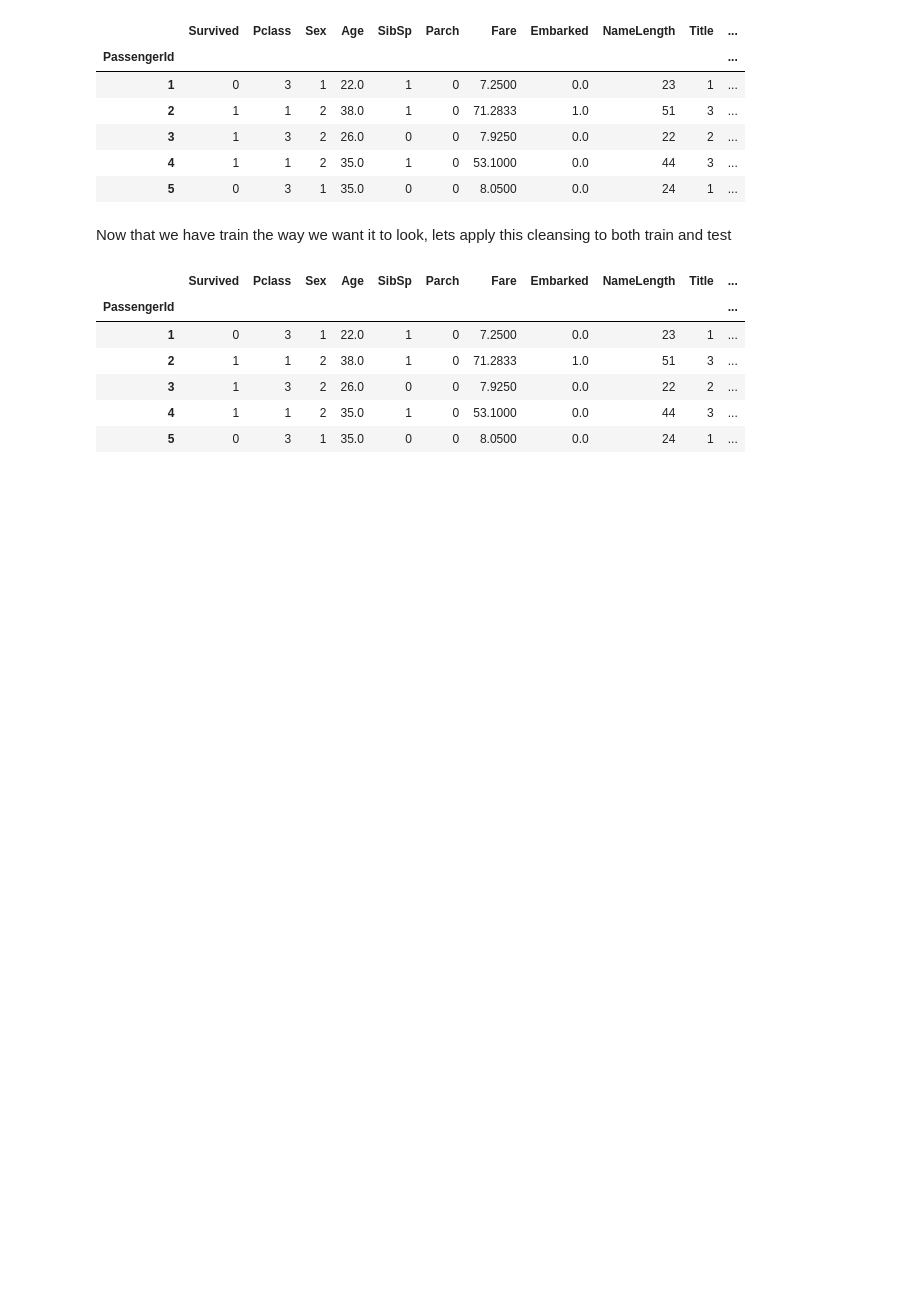
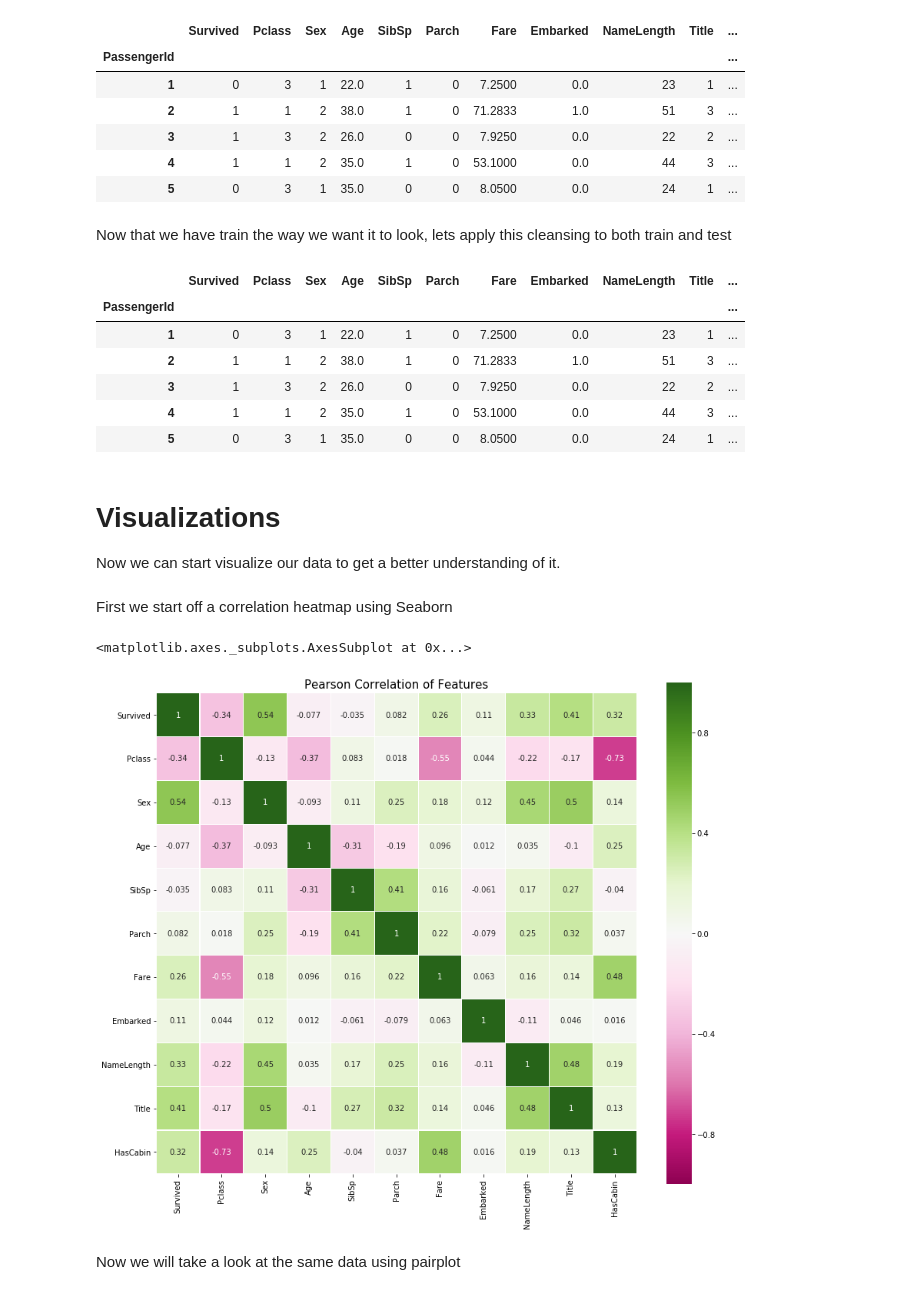
Before and after one commit to danjpark/python-titanic, a Jupyter notebook: TitanicDataDiscoveryTransformation.ipynb, the cells around one changed output. Saved outputs shown, nothing was run; the diff lists cells and outputs as text; code cells hidden in the pictures; blank space fills up the shorter version.

Commit message:
start sklearn

```diff
--- a/TitanicDataDiscoveryTransformation.ipynb
+++ b/TitanicDataDiscoveryTransformation.ipynb
@@ -269,3 +267,25 @@ train.head()
 | 3 | 1 | 3 | 2 | 26.0 | 0 | 0 | 7.9250 | 0.0 | 22 | 2 | ... |
 | 4 | 1 | 1 | 2 | 35.0 | 1 | 0 | 53.1000 | 0.0 | 44 | 3 | ... |
 | 5 | 0 | 3 | 1 | 35.0 | 0 | 0 | 8.0500 | 0.0 | 24 | 1 | ... |
+# %% [markdown]
+# Visualizations
+
+Now we can start visualize our data to get a better understanding of it.
+# %% [markdown]
+First we start off a correlation heatmap using Seaborn
+# %%
+plt.figure(figsize=(14,12))
+plt.title('Pearson Correlation of Features', y=1., size=15)
+sns.heatmap(train.astype(float).corr(),
+            linewidths=0.1,
+            vmax=1.0,
+            vmin=-1.0,
+            square=True,
+            cmap=plt.cm.PiYG, # colormap reference: https://matplotlib.org/examples/color/colormaps_reference.html
+            linecolor='white',
+            annot=True)
+# %% [output]
+<matplotlib.axes._subplots.AxesSubplot at 0x...>
+[figure, added]
+# %% [markdown]
+Now we will take a look at the same data using pairplot
```
Also changed, not shown: parts of 1 cell of this notebook.
